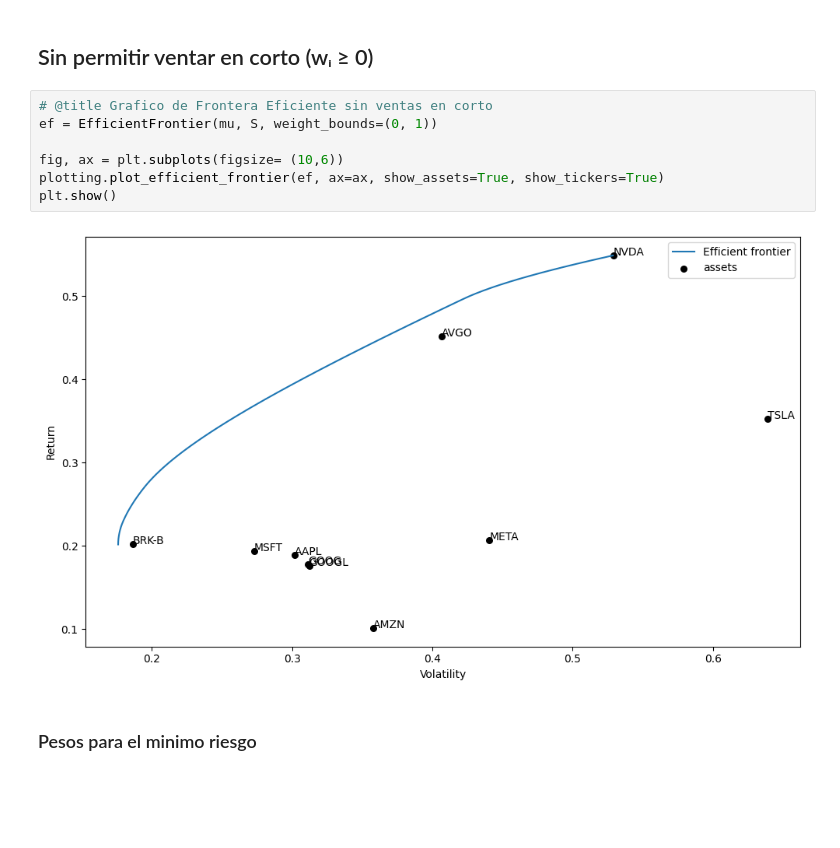
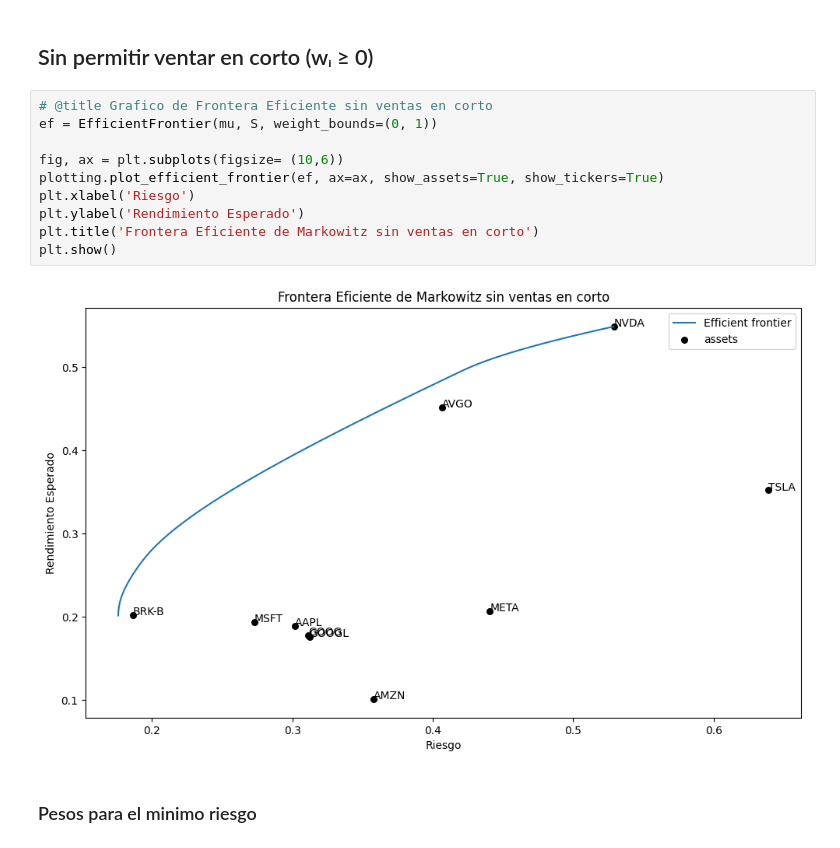
Before and after one commit to Rafagars/Proyecto-I-FinancierasII, a Jupyter notebook: ProyectoFinancierasII.ipynb, the cells around one changed output. Drawn from its saved outputs; the diff is of its cells as text; blank space fills up the shorter version.

```diff
--- a/ProyectoFinancierasII.ipynb
+++ b/ProyectoFinancierasII.ipynb
@@ -230,12 +233,15 @@ plt.show()
 # %%
 # @title Grafico de Frontera Eficiente sin ventas en corto
 ef = EfficientFrontier(mu, S, weight_bounds=(0, 1))
 
 fig, ax = plt.subplots(figsize= (10,6))
 plotting.plot_efficient_frontier(ef, ax=ax, show_assets=True, show_tickers=True)
+plt.xlabel('Riesgo')
+plt.ylabel('Rendimiento Esperado')
+plt.title('Frontera Eficiente de Markowitz sin ventas en corto')
 plt.show()
 # %% [output]
-[figure, old version]
+[figure, new version]
 # %% [markdown]
 ### Pesos para el minimo riesgo
 # %%
```
Also changed, not shown: parts of 18 cells of this notebook.
